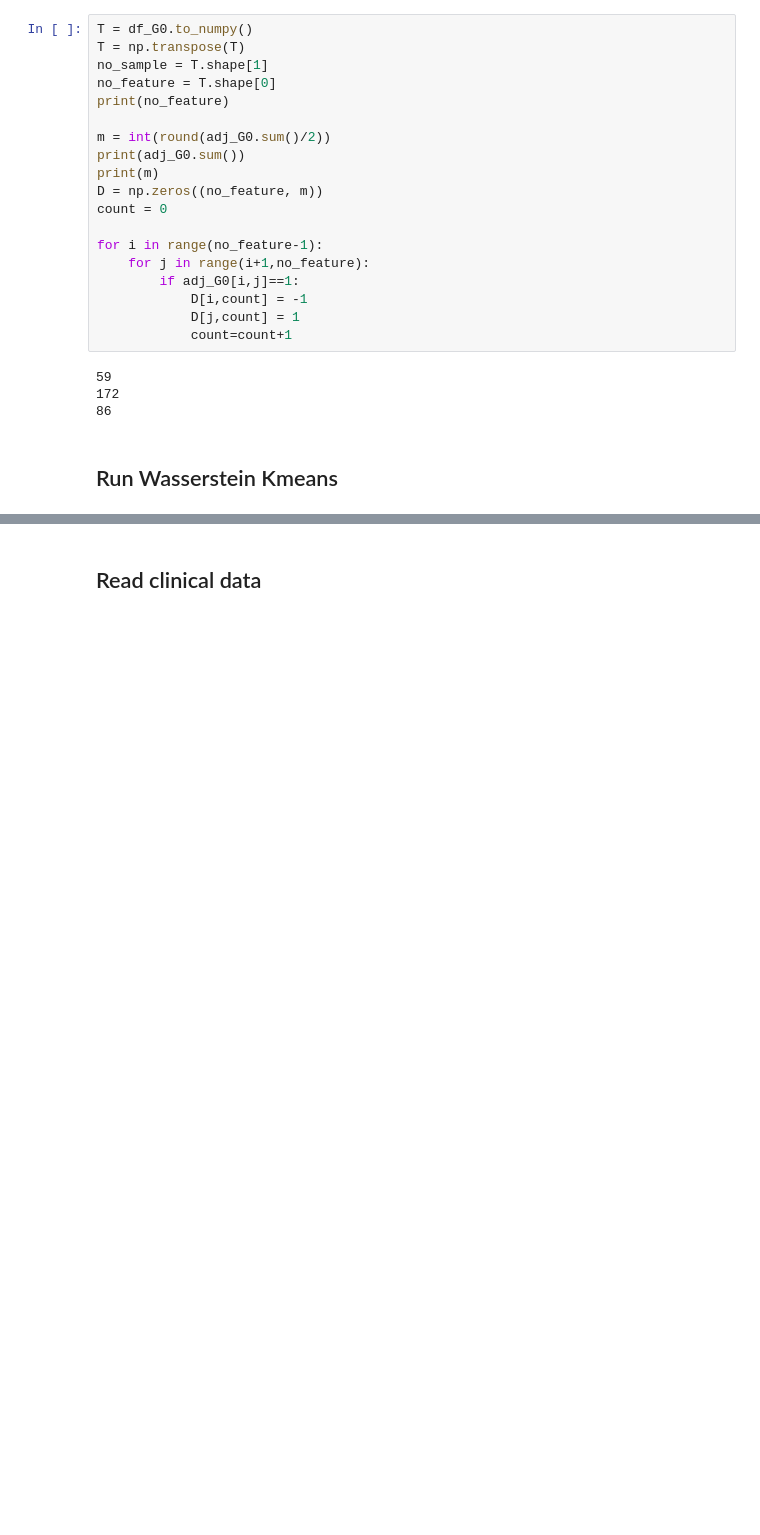
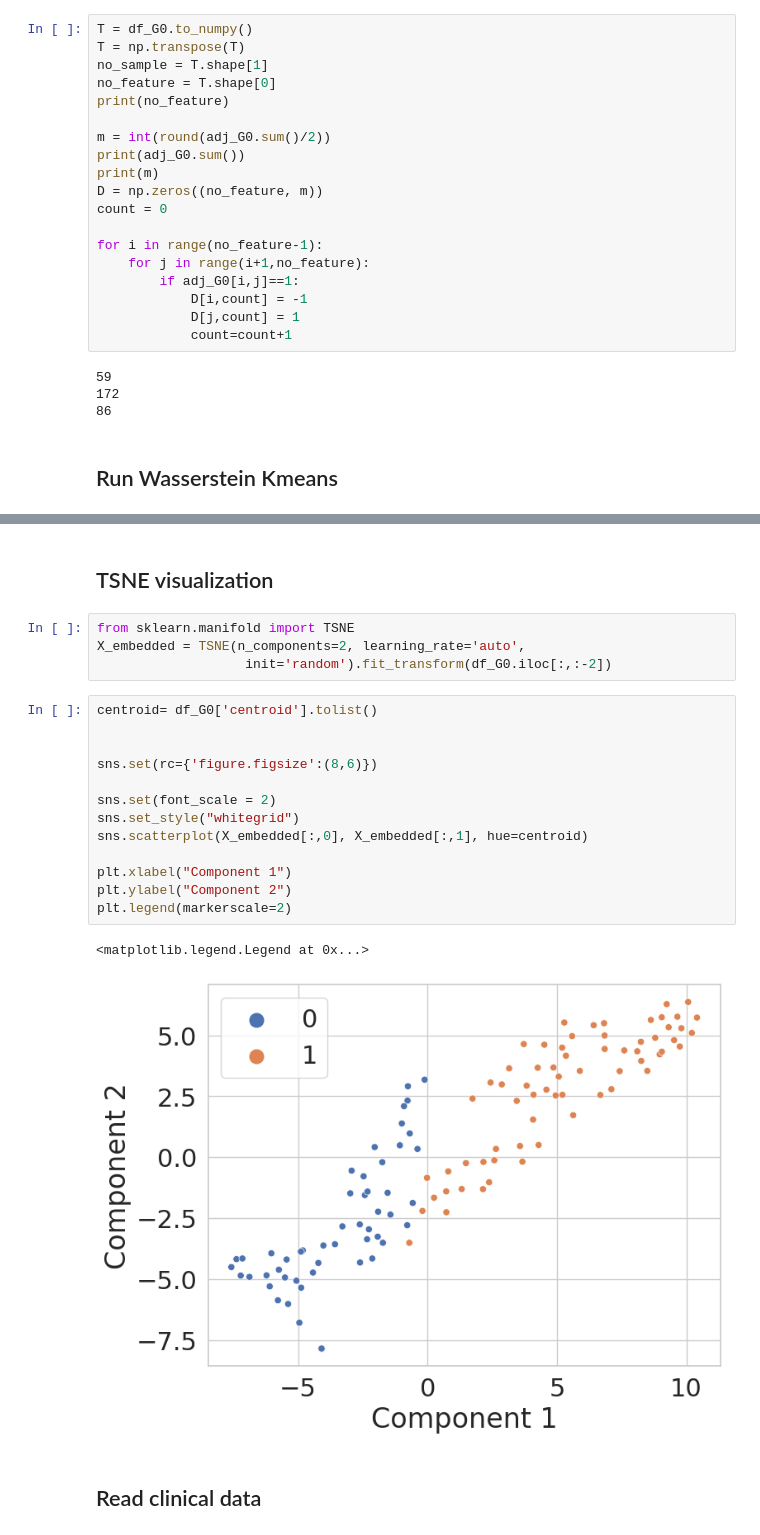
Before and after one commit to MSK-MOI/NWK, a Jupyter notebook: code/radiogenomics_workshop.ipynb, the cells around one changed output, grey strips where cells are left out. Drawn from its saved outputs; the diff is of its cells as text; blank space fills up the shorter version.

```diff
--- a/code/radiogenomics_workshop.ipynb
+++ b/code/radiogenomics_workshop.ipynb
@@ -363,5 +387,27 @@ Try using .loc[row_indexer,col_indexer] = value instead
 
 See the caveats in the documentation: https://pandas.pydata.org/pandas-docs/stable/user_guide/indexing.html#returning-a-view-versus-a-copy
   df_G0['centroid'], df_G0['error'], centroids =  kmeans(G0,gamma,UNBALANCED,df_G0, NO_CLUSTER, D, m, no_feature, G_0_dis)
+# %% [markdown]
+## TSNE visualization
+# %%
+from sklearn.manifold import TSNE
+X_embedded = TSNE(n_components=2, learning_rate='auto',
+                   init='random').fit_transform(df_G0.iloc[:,:-2])
+# %%
+centroid= df_G0['centroid'].tolist()
+
+
+sns.set(rc={'figure.figsize':(8,6)})
+
+sns.set(font_scale = 2)
+sns.set_style("whitegrid")
+sns.scatterplot(X_embedded[:,0], X_embedded[:,1], hue=centroid)
+
+plt.xlabel("Component 1")
+plt.ylabel("Component 2")
+plt.legend(markerscale=2)
+# %% [output]
+<matplotlib.legend.Legend at 0x...>
+[figure, added]
 # %% [markdown]
 ## Read clinical data
```
Also changed, not shown: parts of 10 cells of this notebook.
